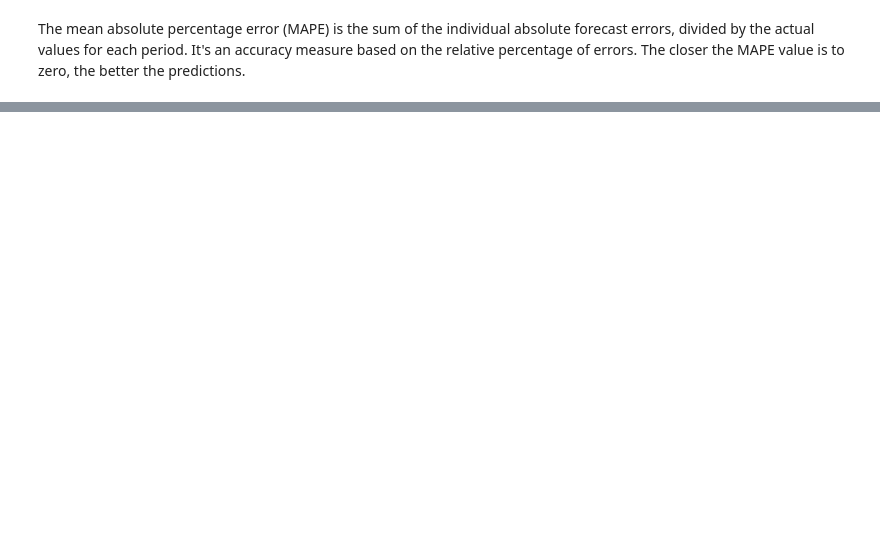
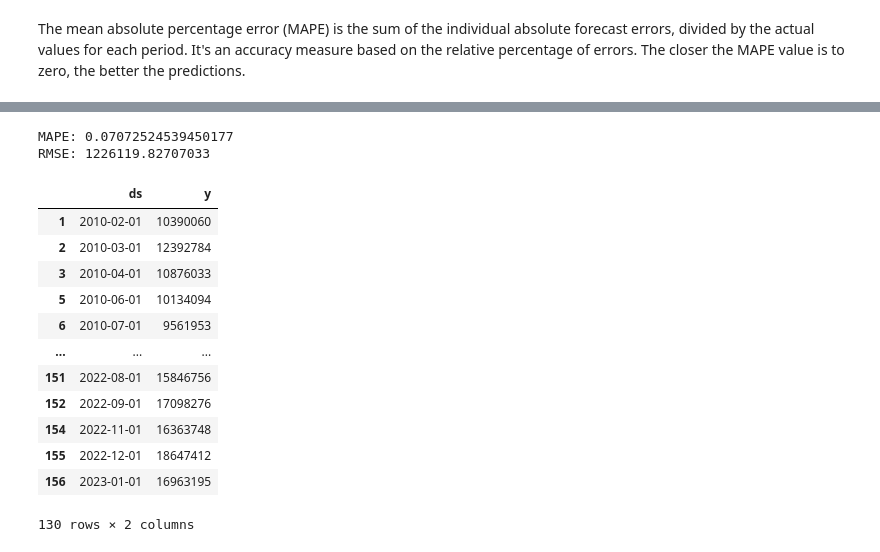
Before and after one commit to MikasSim/final_project, a Jupyter notebook: nb_eda/eda.ipynb, the cells around one changed output, grey strips where cells are left out. Cells and saved outputs as stored; diff of their text form; code cells hidden in the pictures; blank space fills up the shorter version.

```diff
--- a/nb_eda/eda.ipynb
+++ b/nb_eda/eda.ipynb
@@ -240,0 +213,9 @@ def evaluate_model(model):
+# %%
+evaluate_model(model)
+# %% [output]
+MAPE: 0.07072524539450177
+RMSE: 1226119.82707033
+# %%
+def get_anomaly_ds(predictions):
+    anomaly_list = predictions[predictions['anomaly'] != 0]['ds']
+    return anomaly_list
@@ -240,0 +230,16 @@ def evaluate_model(model):
+# %%
+dfc
+# %% [output]
+|  | ds | y |
+| 1 | 2010-02-01 | 10390060 |
+| 2 | 2010-03-01 | 12392784 |
+| 3 | 2010-04-01 | 10876033 |
+| 5 | 2010-06-01 | 10134094 |
+| 6 | 2010-07-01 | 9561953 |
+| ... | ... | ... |
+| 151 | 2022-08-01 | 15846756 |
+| 152 | 2022-09-01 | 17098276 |
+| 154 | 2022-11-01 | 16363748 |
+| 155 | 2022-12-01 | 18647412 |
+| 156 | 2023-01-01 | 16963195 |
+130 rows × 2 columns
```
Also changed, not shown: parts of 27 cells of this notebook, 2 other files.
